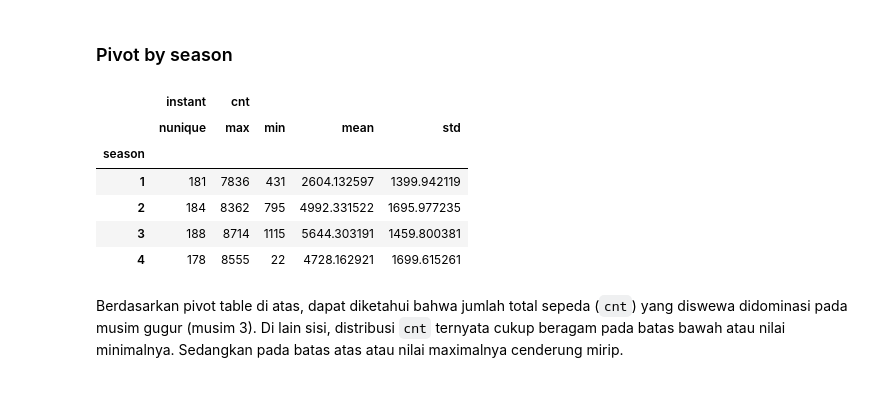
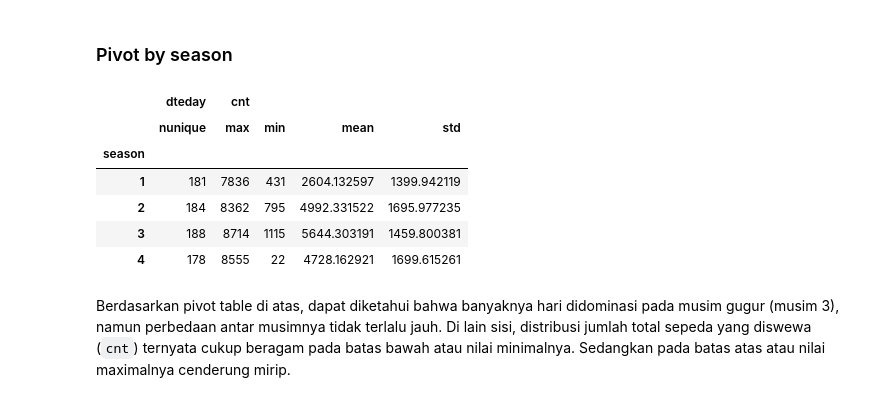
Before and after one commit to Zen-Rofiqy/Bangkit-2024, a Jupyter notebook: 04 Analisis Data dng Py/@Proyek-akhir/MyDashBoard.ipynb, the cells around one changed output. Drawn from its saved outputs; the diff is of its cells as text; code cells hidden in the pictures.

```diff
--- a/04 Analisis Data dng Py/@Proyek-akhir/MyDashBoard.ipynb
+++ b/04 Analisis Data dng Py/@Proyek-akhir/MyDashBoard.ipynb
@@ -191,11 +192,11 @@ Maka dari kedua data yang ada, tidak perlu dilakukan proses *cleaning data*.
 ### Pivot by season
 # %%
 day_df.groupby(by="season").agg({
-    "instant": "nunique",
+    "dteday": "nunique",
     "cnt": ["max", "min", "mean", "std"]
 })
 # %% [output]
-|  | instant | cnt |  |  |  |
+|  | dteday | cnt |  |  |  |
 |  | nunique | max | min | mean | std |
 | season |  |  |  |  |  |
 | 1 | 181 | 7836 | 431 | 2604.132597 | 1399.942119 |
@@ -203,4 +204,4 @@ day_df.groupby(by="season").agg({
 | 3 | 188 | 8714 | 1115 | 5644.303191 | 1459.800381 |
 | 4 | 178 | 8555 | 22 | 4728.162921 | 1699.615261 |
 # %% [markdown]
-Berdasarkan pivot table di atas, dapat diketahui bahwa jumlah total sepeda (`cnt`) yang diswewa didominasi pada musim gugur (musim 3). Di lain sisi, distribusi `cnt` ternyata cukup beragam pada batas bawah atau nilai minimalnya. Sedangkan pada batas atas atau nilai maximalnya cenderung mirip.
+Berdasarkan pivot table di atas, dapat diketahui bahwa banyaknya hari didominasi pada musim gugur (musim 3), namun perbedaan antar musimnya tidak terlalu jauh. Di lain sisi, distribusi jumlah total sepeda yang diswewa (`cnt`) ternyata cukup beragam pada batas bawah atau nilai minimalnya. Sedangkan pada batas atas atau nilai maximalnya cenderung mirip.
```
Also changed, not shown: parts of 6 cells of this notebook, 4 other files.
